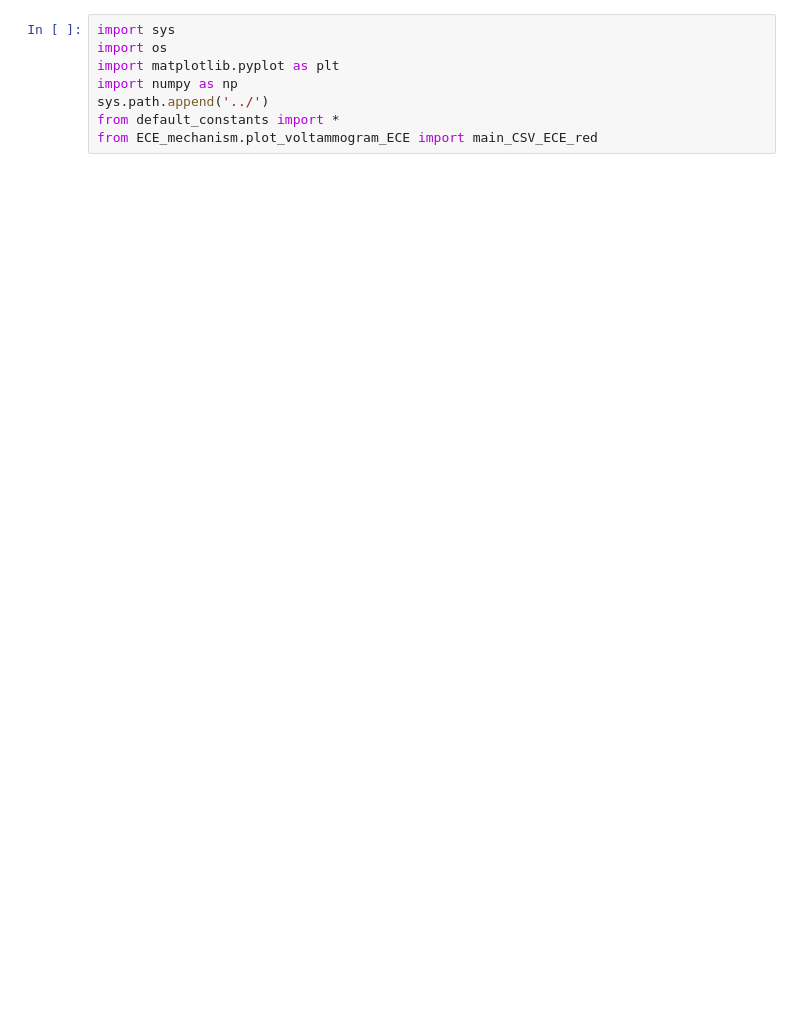
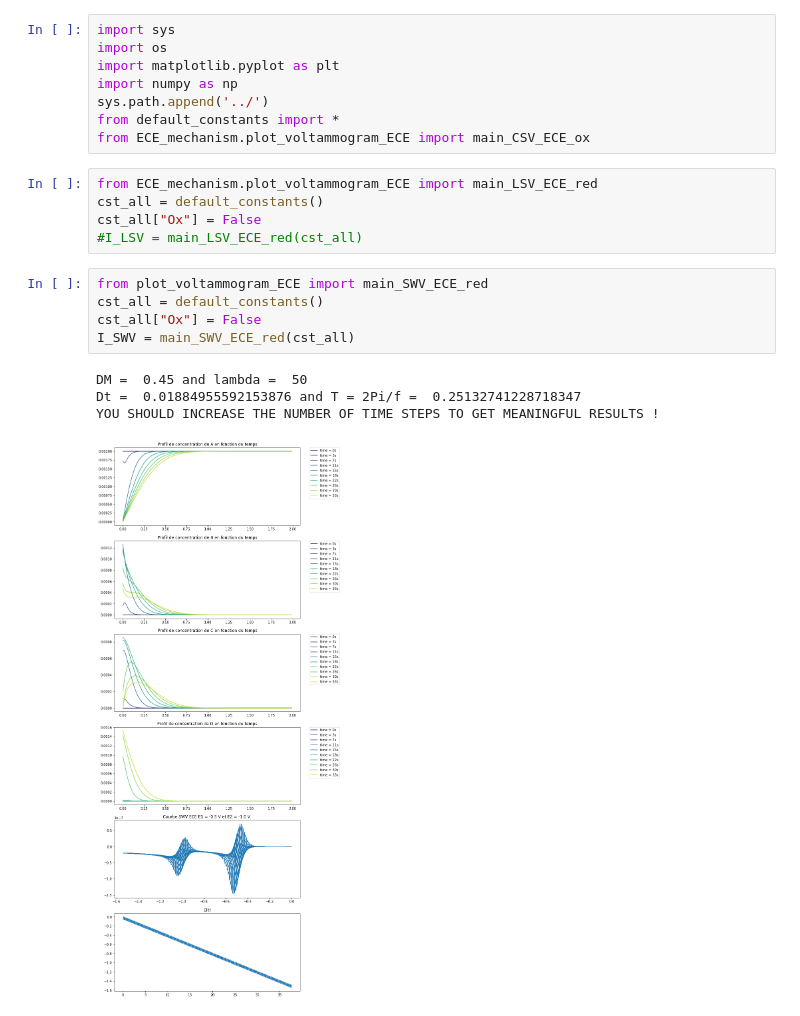
Before and after one commit to truejulosdu13/Electrochemistry, a Jupyter notebook: ECE_mechanism/voltammogram_ECE.ipynb, the cells around one changed output. Drawn from its saved outputs; the diff is of its cells as text; blank space fills up the shorter version.

```diff
--- a/ECE_mechanism/voltammogram_ECE.ipynb
+++ b/ECE_mechanism/voltammogram_ECE.ipynb
@@ -5,4 +5,19 @@ import matplotlib.pyplot as plt
 import numpy as np
 sys.path.append('../')
 from default_constants import *
-from ECE_mechanism.plot_voltammogram_ECE import main_CSV_ECE_red
+from ECE_mechanism.plot_voltammogram_ECE import main_CSV_ECE_ox
+# %%
+from ECE_mechanism.plot_voltammogram_ECE import main_LSV_ECE_red
+cst_all = default_constants()
+cst_all["Ox"] = False
+#I_LSV = main_LSV_ECE_red(cst_all)
+# %%
+from plot_voltammogram_ECE import main_SWV_ECE_red
+cst_all = default_constants()
+cst_all["Ox"] = False
+I_SWV = main_SWV_ECE_red(cst_all)
+# %% [output]
+DM =  0.45 and lambda =  50
+Dt =  0.01884955592153876 and T = 2Pi/f =  0.25132741228718347
+YOU SHOULD INCREASE THE NUMBER OF TIME STEPS TO GET MEANINGFUL RESULTS !
+[figure, added]
```
Also changed, not shown: parts of 6 cells of this notebook, 11 other files.
